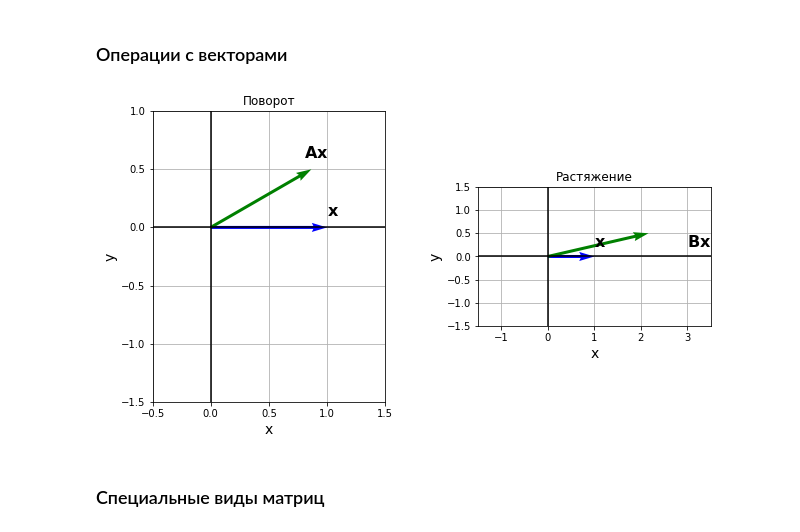
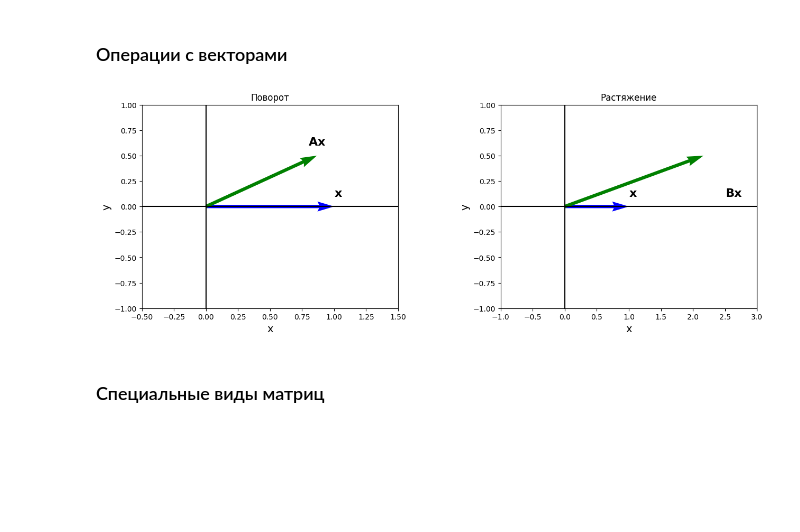
Before and after one commit to stefkong1982/-, a Jupyter notebook: Matematika_dlya_Data_Science/Master_klass_ Matematika_dlya_analiza_dannyh/MDS_02.ipynb, the cells around one changed output. Cells and saved outputs as stored; diff of their text form; code cells hidden in the pictures; blank space fills up the shorter version.

```diff
--- a/Matematika_dlya_Data_Science/Master_klass_ Matematika_dlya_analiza_dannyh/MDS_02.ipynb
+++ b/Matematika_dlya_Data_Science/Master_klass_ Matematika_dlya_analiza_dannyh/MDS_02.ipynb
@@ -30,47 +30,42 @@ Bx = B @ x  # y2 - вытянутыq вектор
 Bx = B @ A @ x
 # %%
 # Храним все векторы в одном массиве
-t1 = np.concatenate([x.reshape(1,2), Ax.reshape(1,2)])
+t1 = np.concatenate([x.reshape(1, 2), Ax.reshape(1, 2)], axis=0)
 # Храним все векторы в одном массиве
-t2 = np.concatenate([x.reshape(1,2), Bx.reshape(1,2)])
-origin = [0], [0] # начало координат
+t2 = np.concatenate([x.reshape(1, 2), Bx.reshape(1, 2)], axis=0)
 
-fig, (ax1, ax2) = plt.subplots(1, 2, figsize=(10,15))
+origin = [[0, 0], [0, 0]]  # начало координат
+
+fig, (ax1, ax2) = plt.subplots(1, 2, figsize=(15, 5))
 plt.subplots_adjust(wspace=0.4)
 
 # Plotting t1
-ax1.quiver(*origin, t1[:,0], t1[:,1], color=['b', 'g'], width=0.013, angles='xy', scale_units='xy', scale=1)
+ax1.quiver(*origin, t1[:, 0], t1[:, 1], color=['b', 'g'], width=0.013, angles='xy', scale_units='xy', scale=1)
+ax1.set_xlim([-0.5, 1.5])
+ax1.set_ylim([-1, 1])
+ax1.set_title("Поворот")
 ax1.set_xlabel('x', fontsize=14)
 ax1.set_ylabel('y', fontsize=14)
-ax1.set_xlim([-0.5,1.5])
-ax1.set_ylim([-1.5,1])
-ax1.set_aspect('equal')
-ax1.grid(True)
-ax1.set_axisbelow(True)
-ax1.set_title("Поворот")
 ax1.axhline(y=0, color='k')
 ax1.axvline(x=0, color='k')
 ax1.text(1, 0.1, "$\mathbf{x}$", fontsize=16)
 ax1.text(0.8, 0.6, "$\mathbf{Ax}$", fontsize=16)
 
 # Plotting t2
-ax2.quiver(*origin, t2[:,0], t2[:,1], color=['b', 'g'], width=0.013, angles='xy', scale_units='xy', scale=1)
+ax2.quiver(*origin, t2[:, 0], t2[:, 1], color=['b', 'g'], width=0.013, angles='xy', scale_units='xy', scale=1)
+ax2.set_xlim([-1, 3])
+ax2.set_ylim([-1, 1])
+ax2.set_title("Растяжение")
 ax2.set_xlabel('x', fontsize=14)
 ax2.set_ylabel('y', fontsize=14)
-ax2.set_xlim([-1.5,3.5])
-ax2.set_ylim([-1.5,1.5])
-ax2.set_aspect('equal')
-ax2.grid(True)
-ax2.set_axisbelow(True)
-ax2.set_title("Растяжение")
 ax2.axhline(y=0, color='k')
 ax2.axvline(x=0, color='k')
-ax2.text(1, 0.2, "$\mathbf{x}$", fontsize=16)
-ax2.text(3, 0.2, "$\mathbf{Bx}$", fontsize=16)
+ax2.text(1, 0.1, "$\mathbf{x}$", fontsize=16)
+ax2.text(2.5, 0.1, "$\mathbf{Bx}$", fontsize=16)
 
 plt.show()
 # %% [output]
-[figure, old version]
+[figure, new version]
 # %% [markdown]
 ### Специальные виды матриц
 # %% [markdown]
```
Also changed, not shown: parts of 57 cells of this notebook.
